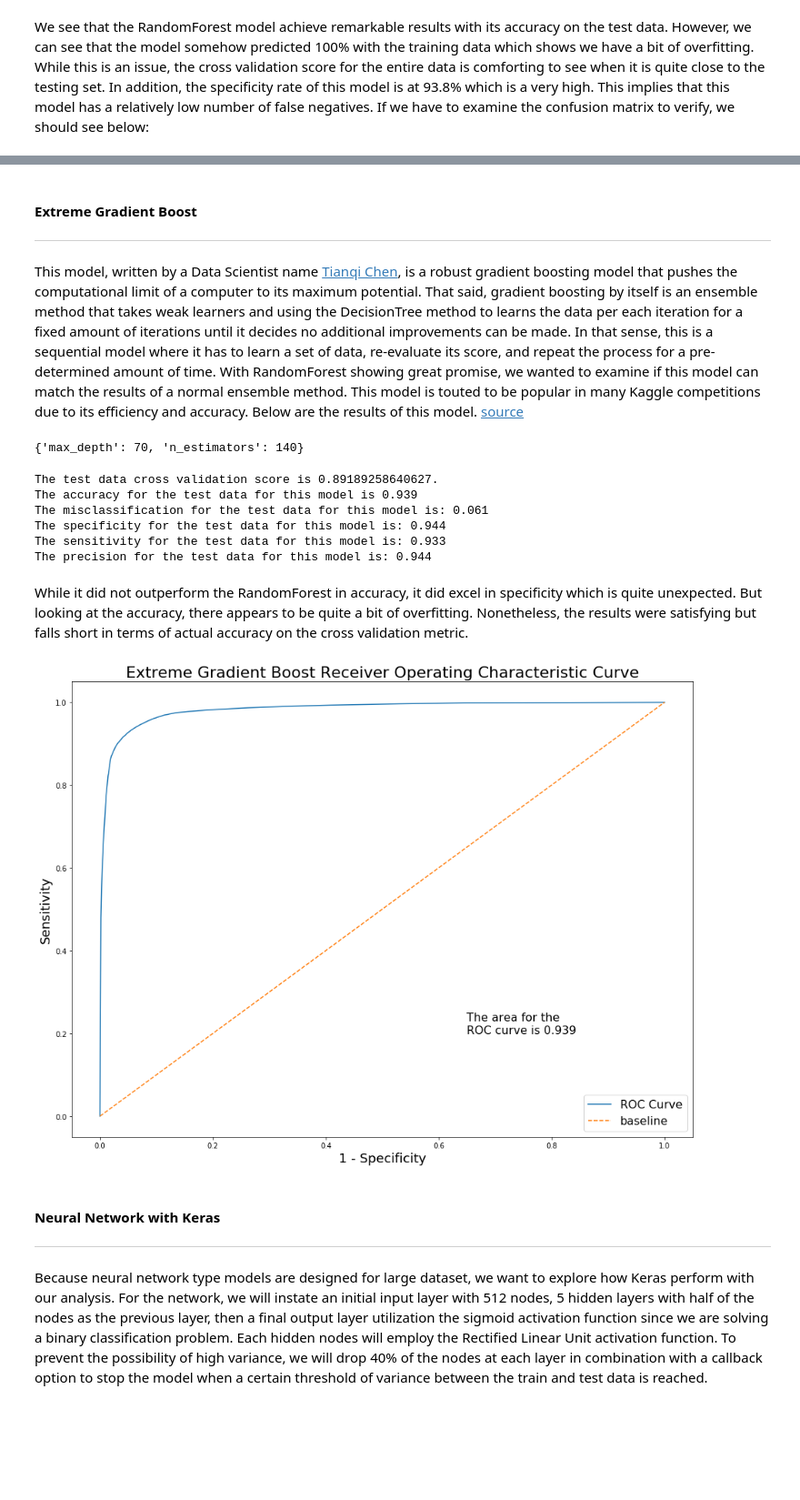
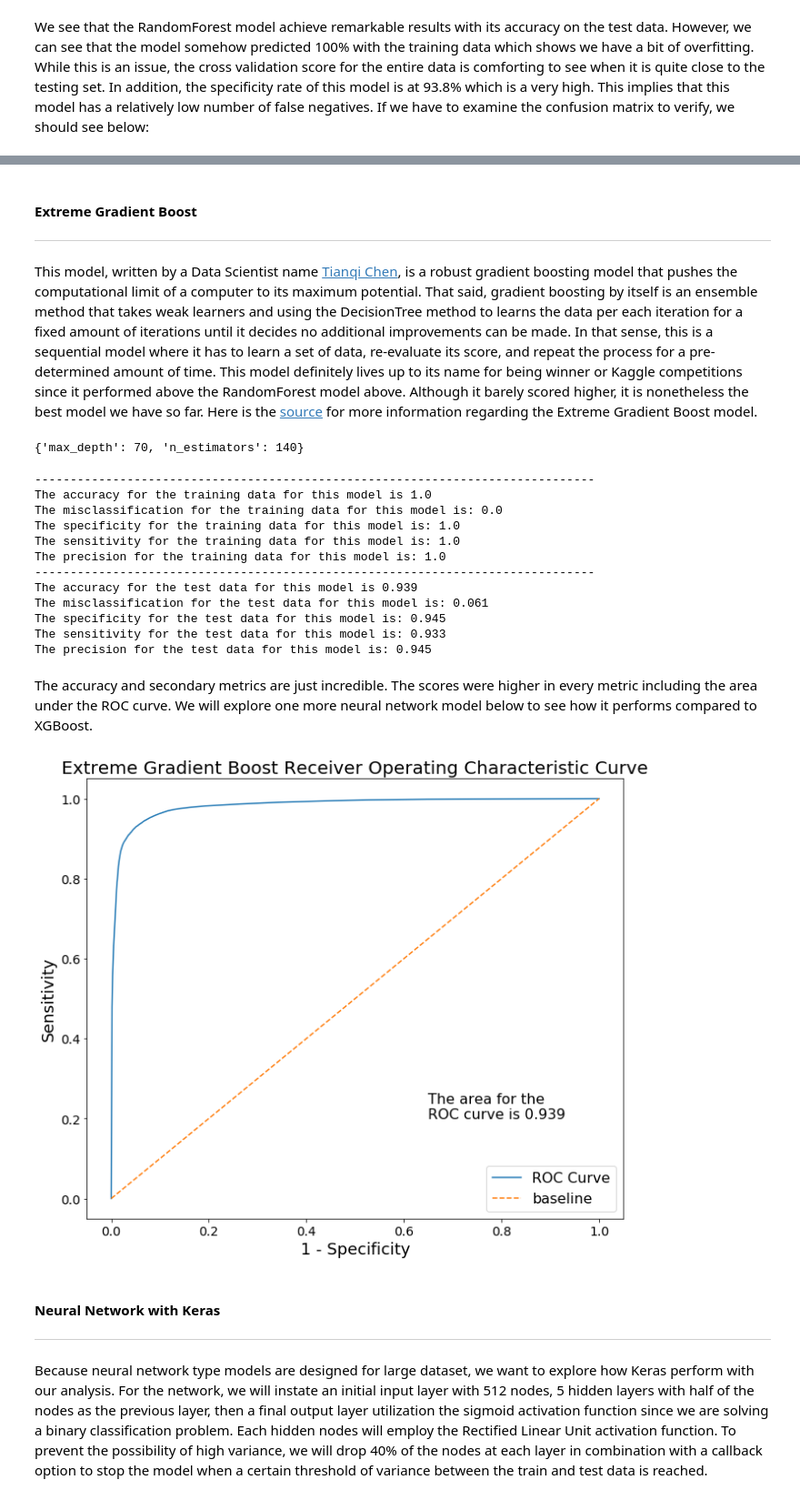
Before and after one commit to Tempyst/League-of-Legends, a Jupyter notebook: code/League of Legends.ipynb, the cells around one changed output, grey strips where cells are left out. Shown at 91% size. Cells and saved outputs as stored; diff of their text form; code cells hidden in the pictures; blank space fills up the shorter version.

```diff
--- a/code/League of Legends.ipynb
+++ b/code/League of Legends.ipynb
@@ -597,8 +597,8 @@ sc_kda_dom = sc.fit_transform(players_new[['kda', 'dominance_factor']])
 silhou_k = []
 inertia_k = []
 
-for i in range(2, 15):
-    km = KMeans(n_clusters=i, n_jobs = -1, verbose = 2)
+for clusters in range(2, 15):
+    km = KMeans(n_clusters=clusters, n_jobs = -1, verbose = 2)
     km.fit(sc_kda_dom)
 
     # As we collect the silhouette score, we are taking a small sample size instead of the whole data because the size is
@@ -731,7 +749,7 @@ def roc(model_prob, X_test, y_test, y_pred, name_of_chart, filename):
     # below we set the parameters for the chart size as well as figures for plotting. The main variables are False Positive
     # Rate and the True Positive Rate plotted as a line. The x-axis will be represented by 1 - specificity to show the
     # relationship as sensitivity increases, what happens to specificity.
-    plt.figure(figsize = (13,10))
+    plt.figure(figsize = (10,8))
     plt.plot(fpr_values,
              tpr_values,
              label='ROC Curve')
@@ -742,7 +760,9 @@ def roc(model_prob, X_test, y_test, y_pred, name_of_chart, filename):
              linestyle='--')
 
 
-    plt.title(name_of_chart, fontsize=22)
+    plt.title(name_of_chart, fontsize=20)
+    plt.xticks(fontsize = 14)
+    plt.yticks(fontsize = 14)
     plt.ylabel('Sensitivity', fontsize=18)
     plt.xlabel('1 - Specificity', fontsize=18)
     plt.text(.65, .2, f'The area for the\nROC curve is {round(roc_auc_score(y_test, y_pred), 3)}', fontsize = 16)
@@ -877,7 +918,7 @@ svc.fit(X_train, y_train)
 # %% [markdown]
 #### Extreme Gradient Boost
 ---
-This model, written by a Data Scientist name [Tianqi Chen](https://twitter.com/tqchenml), is a robust gradient boosting model that pushes the computational limit of a computer to its maximum potential. That said, gradient boosting by itself is an ensemble method that takes weak learners and using the DecisionTree method to learns the data per each iteration for a fixed amount of iterations until it decides no additional improvements can be made. In that sense, this is a sequential model where it has to learn a set of data, re-evaluate its score, and repeat the process for a pre-determined amount of time. With RandomForest showing great promise, we wanted to examine if this model can match the results of a normal ensemble method. This model is touted to be popular in many Kaggle competitions due to its efficiency and accuracy. Below are the results of this model. [source](https://blog.exploratory.io/introduction-to-extreme-gradient-boosting-in-exploratory-7bbec554ac7?gi=81b46e08767b)
+This model, written by a Data Scientist name [Tianqi Chen](https://twitter.com/tqchenml), is a robust gradient boosting model that pushes the computational limit of a computer to its maximum potential. That said, gradient boosting by itself is an ensemble method that takes weak learners and using the DecisionTree method to learns the data per each iteration for a fixed amount of iterations until it decides no additional improvements can be made. In that sense, this is a sequential model where it has to learn a set of data, re-evaluate its score, and repeat the process for a pre-determined amount of time. This model definitely lives up to its name for being winner or Kaggle competitions since it performed above the RandomForest model above. Although it barely scored higher, it is nonetheless the best model we have so far. Here is the [source](https://blog.exploratory.io/introduction-to-extreme-gradient-boosting-in-exploratory-7bbec554ac7?gi=81b46e08767b) for more information regarding the Extreme Gradient Boost model.
 # %%
 xg_params = {'n_estimators': [140],
              'max_depth': [70]}
@@ -890,22 +931,29 @@ gs_xg.best_params_
 # %%
 xg = xgb.XGBClassifier(max_depth= 70, n_estimators = 140, n_jobs = -1)
 xg.fit(X_train, y_train)
-y_pred_xgb = xg.predict(X_test)
+y_pred_xgb_test = xg.predict(X_test)
+y_pred_xgb_train = xg.predict(X_train)
 
-metrics(y_test, y_pred_xgb, xg, X_test)
+metrics(y_pred_xgb_test, y_pred_xgb_train, xg)
 # %% [output]
-The test data cross validation score is 0.89189258640627.
+-------------------------------------------------------------------------------
+The accuracy for the training data for this model is 1.0
+The misclassification for the training data for this model is: 0.0
+The specificity for the training data for this model is: 1.0
+The sensitivity for the training data for this model is: 1.0
+The precision for the training data for this model is: 1.0
+-------------------------------------------------------------------------------
 The accuracy for the test data for this model is 0.939
 The misclassification for the test data for this model is: 0.061
-The specificity for the test data for this model is: 0.944
+The specificity for the test data for this model is: 0.945
 The sensitivity for the test data for this model is: 0.933
-The precision for the test data for this model is: 0.944
+The precision for the test data for this model is: 0.945
-# %% [markdown]
-While it did not outperform the RandomForest in accuracy, it did excel in specificity which is quite unexpected. But looking at the accuracy, there appears to be quite a bit of overfitting. Nonetheless, the results were satisfying but falls short in terms of actual accuracy on the cross validation metric.
+# %% [markdown]
+The accuracy and secondary metrics are just incredible. The scores were higher in every metric including the area under the ROC curve. We will explore one more neural network model below to see how it performs compared to XGBoost.
 # %%
-roc(xg, X_test, y_test, y_pred_xgb, 'Extreme Gradient Boost Receiver Operating Characteristic Curve', 'XGB ROC')
+roc(xg, X_test, y_test, y_pred_xgb_test, 'Extreme Gradient Boost Receiver Operating Characteristic Curve', 'XGB ROC')
 # %% [output]
-[figure, old version]
+[figure, new version]
 # %% [markdown]
 #### Neural Network with Keras
 ---
```
Also changed, not shown: parts of 29 cells of this notebook, 6 other files.
